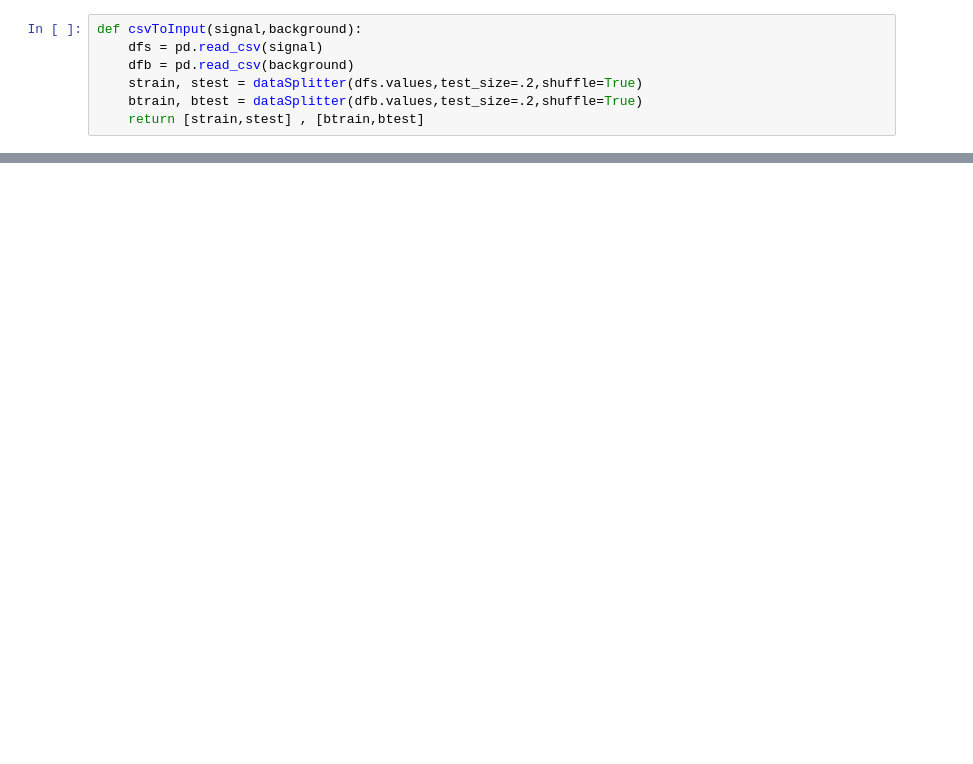
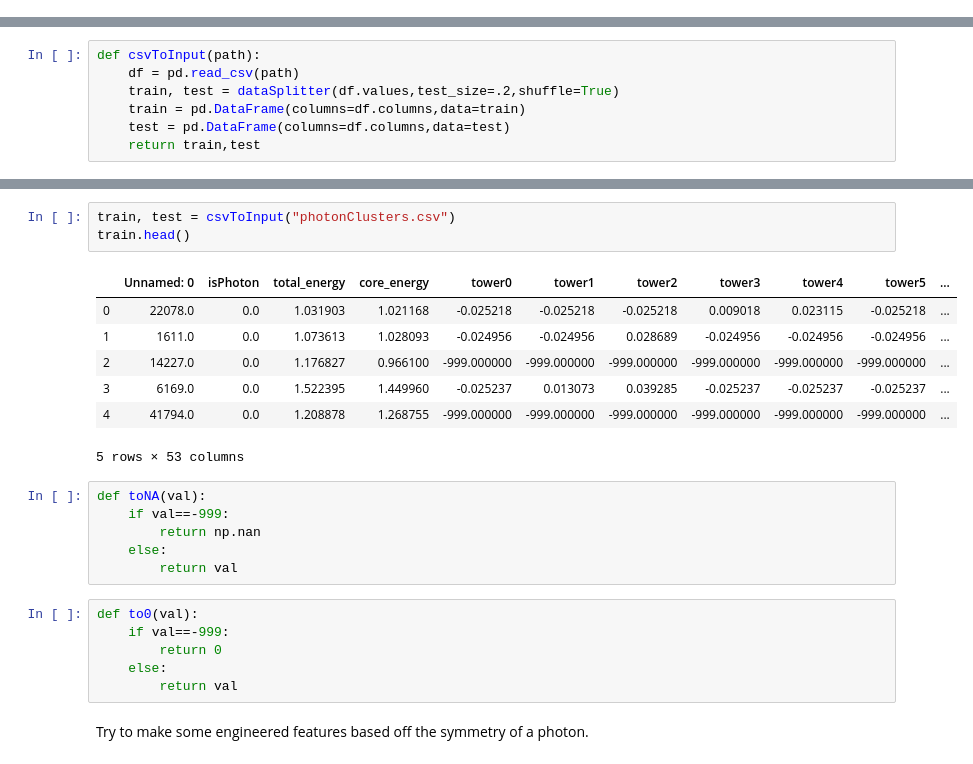
Before and after one commit to FrancescoVassalli/HIPhotonCluster, a Jupyter notebook: algoTesting/algos.ipynb, the cells around one changed output, grey strips where cells are left out. Cells and saved outputs as stored; diff of their text form; blank space fills up the shorter version.

```diff
--- a/algoTesting/algos.ipynb
+++ b/algoTesting/algos.ipynb
@@ -29,7 +16,0 @@ class kNN(Algo):
-# %%
-def csvToInput(signal,background):
-	dfs = pd.read_csv(signal)
-	dfb = pd.read_csv(background)
-	strain, stest = dataSplitter(dfs.values,test_size=.2,shuffle=True)
-	btrain, btest = dataSplitter(dfb.values,test_size=.2,shuffle=True)
-	return [strain,stest] , [btrain,btest]
@@ -35,0 +92,7 @@ def csvToInput(signal,background):
+# %%
+def csvToInput(path):
+    df = pd.read_csv(path)
+    train, test = dataSplitter(df.values,test_size=.2,shuffle=True)
+    train = pd.DataFrame(columns=df.columns,data=train)
+    test = pd.DataFrame(columns=df.columns,data=test)
+    return train,test
@@ -35,0 +120,25 @@ def csvToInput(signal,background):
+# %%
+train, test = csvToInput("photonClusters.csv")
+train.head()
+# %% [output]
+|  | Unnamed: 0 | isPhoton | total_energy | core_energy | tower0 | tower1 | tower2 | tower3 | tower4 | tower5 | ... |
+| 0 | 22078.0 | 0.0 | 1.031903 | 1.021168 | -0.025218 | -0.025218 | -0.025218 | 0.009018 | 0.023115 | -0.025218 | ... |
+| 1 | 1611.0 | 0.0 | 1.073613 | 1.028093 | -0.024956 | -0.024956 | 0.028689 | -0.024956 | -0.024956 | -0.024956 | ... |
+| 2 | 14227.0 | 0.0 | 1.176827 | 0.966100 | -999.000000 | -999.000000 | -999.000000 | -999.000000 | -999.000000 | -999.000000 | ... |
+| 3 | 6169.0 | 0.0 | 1.522395 | 1.449960 | -0.025237 | 0.013073 | 0.039285 | -0.025237 | -0.025237 | -0.025237 | ... |
+| 4 | 41794.0 | 0.0 | 1.208878 | 1.268755 | -999.000000 | -999.000000 | -999.000000 | -999.000000 | -999.000000 | -999.000000 | ... |
+5 rows × 53 columns
+# %%
+def toNA(val):
+    if val==-999:
+        return np.nan
+    else:
+        return val
+# %%
+def to0(val):
+    if val==-999:
+        return 0
+    else:
+        return val
+# %% [markdown]
+Try to make some engineered features based off the symmetry of a photon.
```
Also changed, not shown: parts of 32 cells of this notebook, 3 other files.
